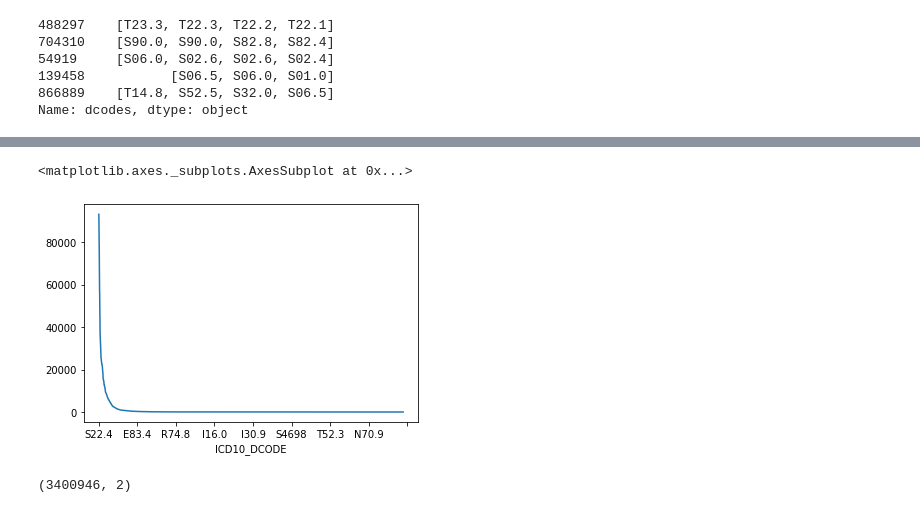
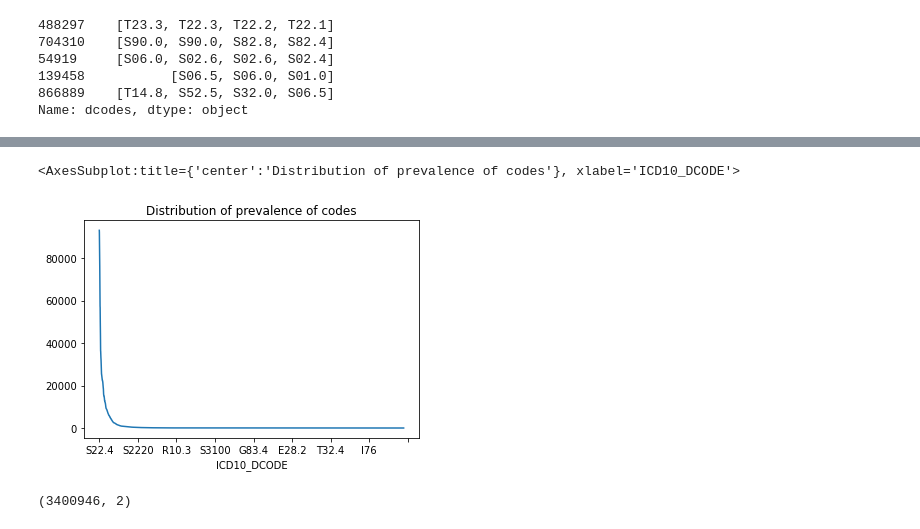
Before and after one commit to mukundpoddar1/trauma_graph, a Jupyter notebook: Chord_Diagram.ipynb, the cells around one changed output, grey strips where cells are left out. Drawn from its saved outputs; the diff is of its cells as text; code cells hidden in the pictures.

```diff
--- a/Chord_Diagram.ipynb
+++ b/Chord_Diagram.ipynb
@@ -22,7 +22,7 @@ Initial Planning:
 - Construct the chord diagram
 # %%
 # read in the data from corresponding address
-data_loc = 'RDS_ICD10_DCODE.csv'
+data_loc = 'data/RDS_ICD10_DCODE.csv'
 df = pd.read_csv(data_loc)
 # keep the first 4 digits of the DCODE
 # print out some descriptive statistics
@@ -76,5 +75,5 @@ SyntaxError: invalid syntax (1358042932.py, line 3)
 # %%
-df.groupby(['ICD10_DCODE'])['INC_KEY'].count().sort_values(ascending = False).plot()
+df.groupby(['ICD10_DCODE'])['INC_KEY'].count().sort_values(ascending = False).plot(title="Distribution of prevalence of codes")
 # %% [output]
-<matplotlib.axes._subplots.AxesSubplot at 0x...>
+<AxesSubplot:title={'center':'Distribution of prevalence of codes'}, xlabel='ICD10_DCODE'>
-[figure, old version]
+[figure, new version]
```
Also changed, not shown: parts of 3 cells of this notebook.
